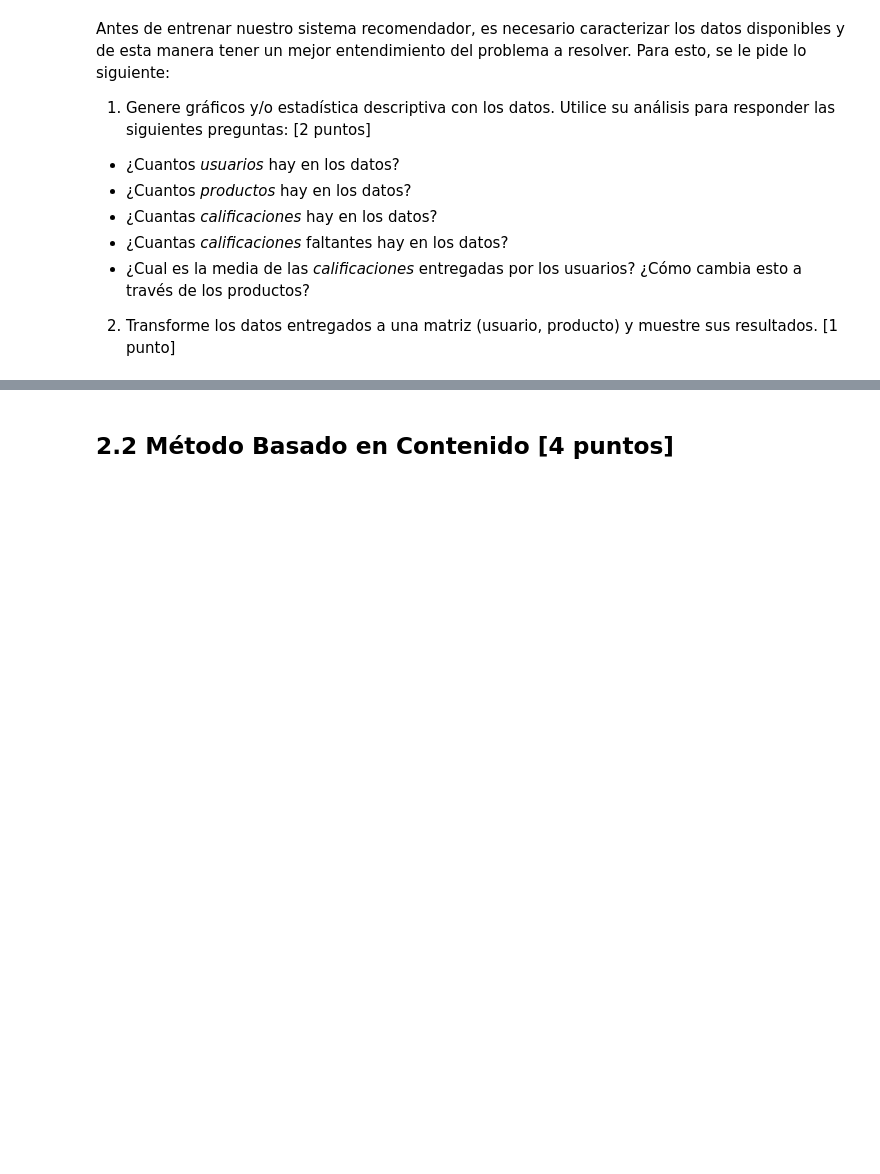
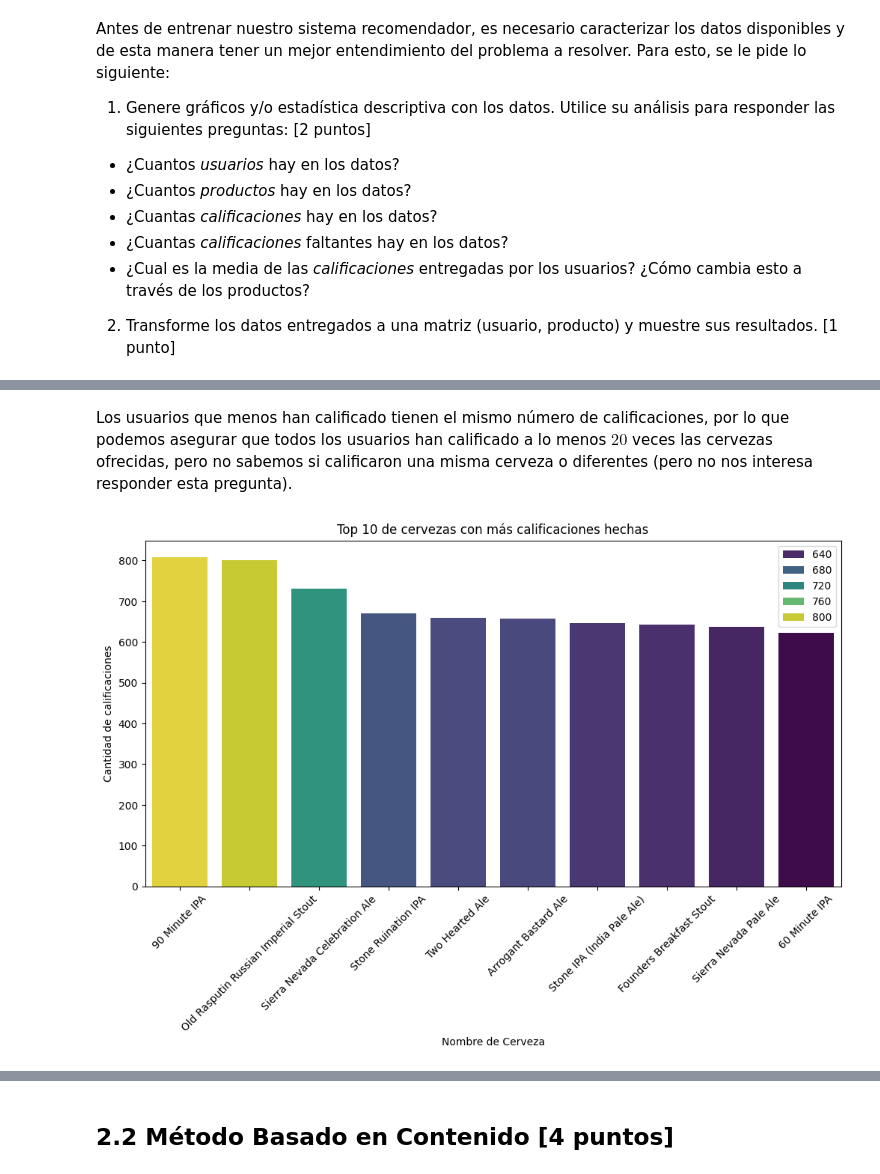
Before and after one commit to ElLuquitas/MDS7202-labs, a Jupyter notebook: lab8/Lab_8_Enunciado.ipynb, the cells around one changed output, grey strips where cells are left out. Saved outputs shown, nothing was run; the diff lists cells and outputs as text; code cells hidden in the pictures; blank space fills up the shorter version.

```diff
--- a/lab8/Lab_8_Enunciado.ipynb
+++ b/lab8/Lab_8_Enunciado.ipynb
@@ -936,0 +1030,14 @@ Antes de entrenar nuestro sistema recomendador, es necesario caracterizar los da
+# %% [markdown]
+Los usuarios que menos han calificado tienen el mismo número de calificaciones, por lo que podemos asegurar que todos los usuarios han calificado a lo menos $20$ veces las cervezas ofrecidas, pero no sabemos si calificaron una misma cerveza o diferentes (pero no nos interesa responder esta pregunta).
+# %%
+# Ranking de cervezas con más calificaciones
+top_beers = df_cervezas['beerName'].value_counts().head(10)
+plt.figure(figsize=(12, 6))
+sns.barplot(x=top_beers.index, y=top_beers.values, order=top_beers.index, palette='viridis', hue=top_beers.values)
+plt.xticks(rotation=45)
+plt.title('Top 10 de cervezas con más calificaciones hechas')
+plt.xlabel('Nombre de Cerveza')
+plt.ylabel('Cantidad de calificaciones')
+plt.show()
+# %% [output]
+[figure, added]
```
Also changed, not shown: parts of 36 cells of this notebook.
